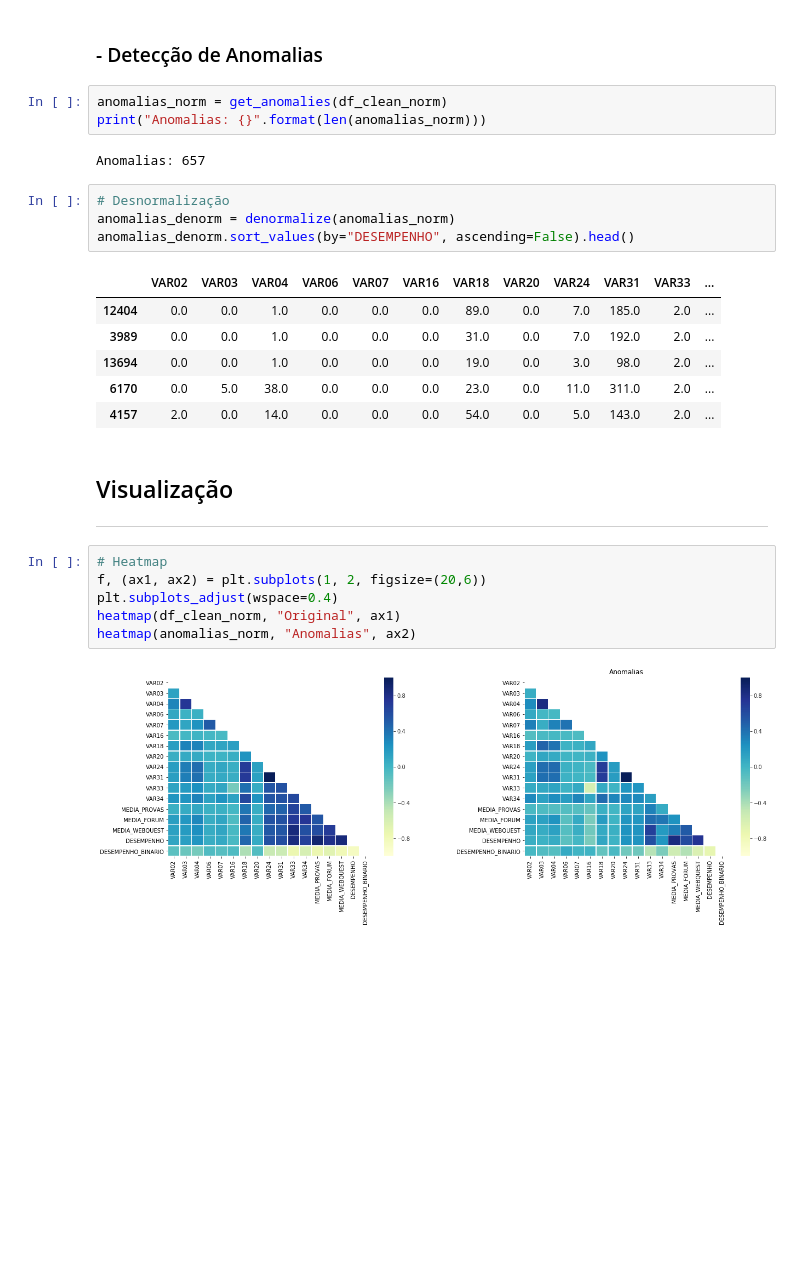
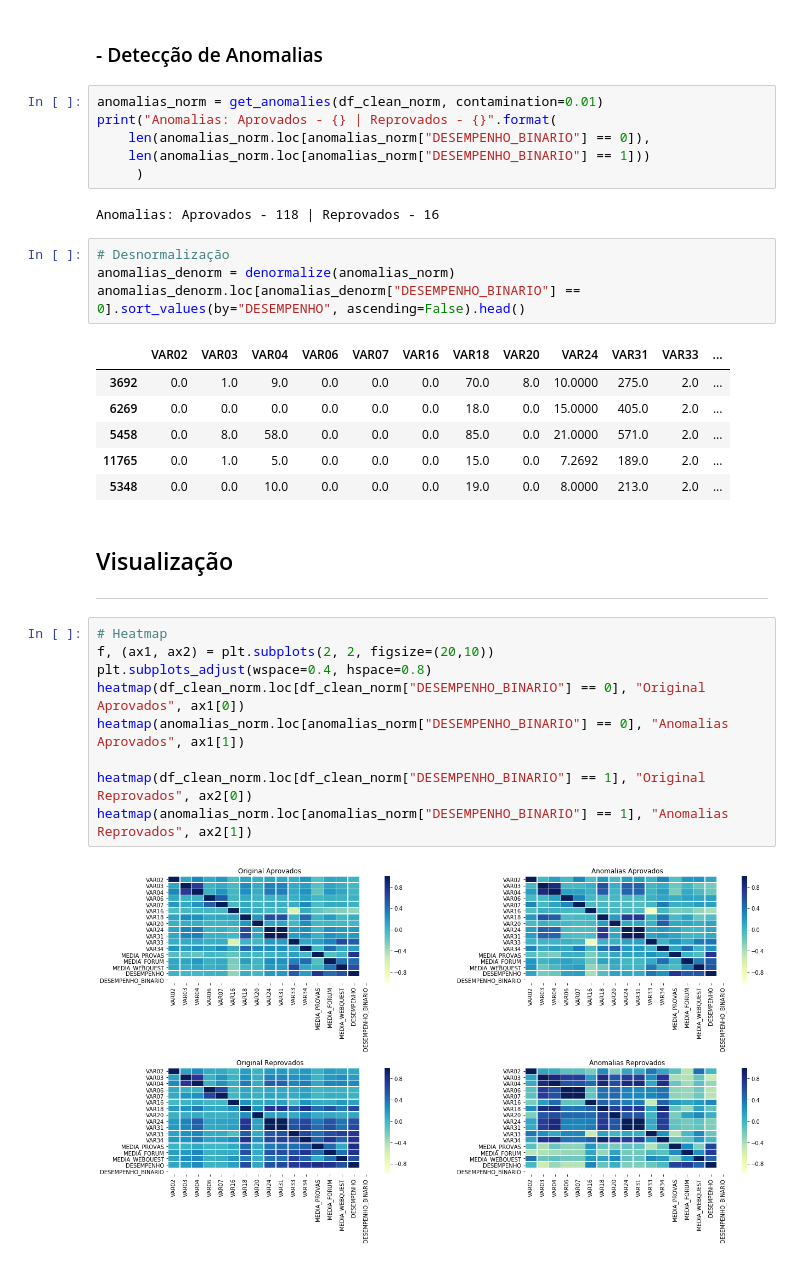
Before and after one commit to Drakmord2/EDM, a Jupyter notebook: Notebooks/Modelagem.ipynb, the cells around one changed output. Drawn from its saved outputs; the diff is of its cells as text; blank space fills up the shorter version.

```diff
--- a/Notebooks/Modelagem.ipynb
+++ b/Notebooks/Modelagem.ipynb
@@ -180,29 +183,35 @@ df_clean_norm.head(3)
 # %% [markdown]
 ### - Detecção de Anomalias
 # %%
-anomalias_norm = get_anomalies(df_clean_norm)
-print("Anomalias: {}".format(len(anomalias_norm)))
+anomalias_norm = get_anomalies(df_clean_norm, contamination=0.01)
+print("Anomalias: Aprovados - {} | Reprovados - {}".format(
+    len(anomalias_norm.loc[anomalias_norm["DESEMPENHO_BINARIO"] == 0]),
+    len(anomalias_norm.loc[anomalias_norm["DESEMPENHO_BINARIO"] == 1]))
+     )
 # %% [output]
-Anomalias: 657
+Anomalias: Aprovados - 118 | Reprovados - 16
 # %%
 # Desnormalização
 anomalias_denorm = denormalize(anomalias_norm)
-anomalias_denorm.sort_values(by="DESEMPENHO", ascending=False).head()
+anomalias_denorm.loc[anomalias_denorm["DESEMPENHO_BINARIO"] == 0].sort_values(by="DESEMPENHO", ascending=False).head()
 # %% [output]
 |  | VAR02 | VAR03 | VAR04 | VAR06 | VAR07 | VAR16 | VAR18 | VAR20 | VAR24 | VAR31 | VAR33 | ... |
-| 12404 | 0.0 | 0.0 | 1.0 | 0.0 | 0.0 | 0.0 | 89.0 | 0.0 | 7.0 | 185.0 | 2.0 | ... |
-| 3989 | 0.0 | 0.0 | 1.0 | 0.0 | 0.0 | 0.0 | 31.0 | 0.0 | 7.0 | 192.0 | 2.0 | ... |
-| 13694 | 0.0 | 0.0 | 1.0 | 0.0 | 0.0 | 0.0 | 19.0 | 0.0 | 3.0 | 98.0 | 2.0 | ... |
-| 6170 | 0.0 | 5.0 | 38.0 | 0.0 | 0.0 | 0.0 | 23.0 | 0.0 | 11.0 | 311.0 | 2.0 | ... |
-| 4157 | 2.0 | 0.0 | 14.0 | 0.0 | 0.0 | 0.0 | 54.0 | 0.0 | 5.0 | 143.0 | 2.0 | ... |
+| 3692 | 0.0 | 1.0 | 9.0 | 0.0 | 0.0 | 0.0 | 70.0 | 8.0 | 10.0000 | 275.0 | 2.0 | ... |
+| 6269 | 0.0 | 0.0 | 0.0 | 0.0 | 0.0 | 0.0 | 18.0 | 0.0 | 15.0000 | 405.0 | 2.0 | ... |
+| 5458 | 0.0 | 8.0 | 58.0 | 0.0 | 0.0 | 0.0 | 85.0 | 0.0 | 21.0000 | 571.0 | 2.0 | ... |
+| 11765 | 0.0 | 1.0 | 5.0 | 0.0 | 0.0 | 0.0 | 15.0 | 0.0 | 7.2692 | 189.0 | 2.0 | ... |
+| 5348 | 0.0 | 0.0 | 10.0 | 0.0 | 0.0 | 0.0 | 19.0 | 0.0 | 8.0000 | 213.0 | 2.0 | ... |
 # %% [markdown]
 ## Visualização
 ----
 # %%
 # Heatmap
-f, (ax1, ax2) = plt.subplots(1, 2, figsize=(20,6))
-plt.subplots_adjust(wspace=0.4)
-heatmap(df_clean_norm, "Original", ax1)
-heatmap(anomalias_norm, "Anomalias", ax2)
+f, (ax1, ax2) = plt.subplots(2, 2, figsize=(20,10))
+plt.subplots_adjust(wspace=0.4, hspace=0.8)
+heatmap(df_clean_norm.loc[df_clean_norm["DESEMPENHO_BINARIO"] == 0], "Original Aprovados", ax1[0])
+heatmap(anomalias_norm.loc[anomalias_norm["DESEMPENHO_BINARIO"] == 0], "Anomalias Aprovados", ax1[1])
+
+heatmap(df_clean_norm.loc[df_clean_norm["DESEMPENHO_BINARIO"] == 1], "Original Reprovados", ax2[0])
+heatmap(anomalias_norm.loc[anomalias_norm["DESEMPENHO_BINARIO"] == 1], "Anomalias Reprovados", ax2[1])
 # %% [output]
-[figure, old version]
+[figure, new version]
```
Also changed, not shown: parts of 3 cells of this notebook, 4 other files.
